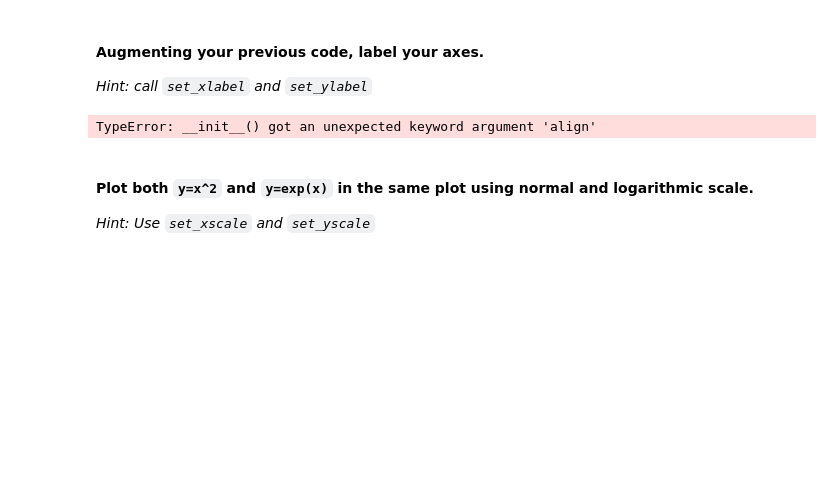
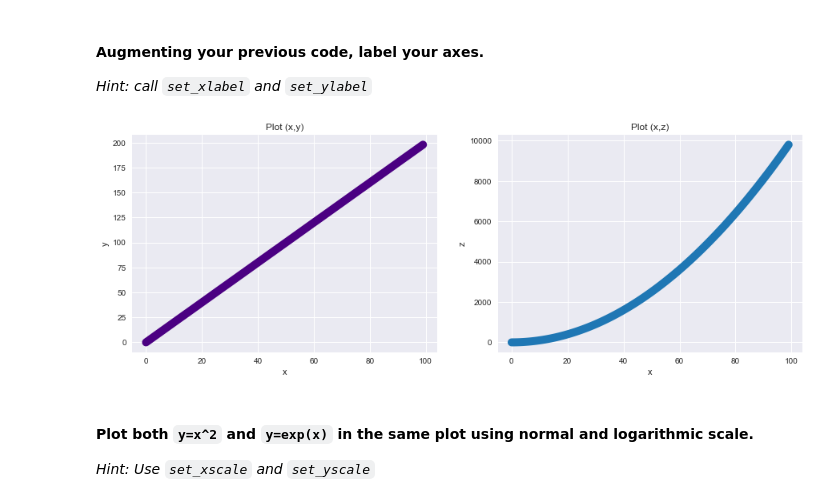
Before and after one commit to valjime95/datamex1019, a Jupyter notebook: module-2/lab-matplotlib-seaborn/your-code/challenge-1.ipynb, the cells around one changed output. Drawn from its saved outputs; the diff is of its cells as text; code cells hidden in the pictures; blank space fills up the shorter version.

```diff
--- a/module-2/lab-matplotlib-seaborn/your-code/challenge-1.ipynb
+++ b/module-2/lab-matplotlib-seaborn/your-code/challenge-1.ipynb
@@ -61,17 +61,17 @@ axes[1].plot(x,z, color = 'tab:blue', lw = 10);
 
 *Hint: call `set_xlabel` and `set_ylabel`*
 # %%
-fig,axes= plt.subplots(nrows = 1,ncols = 2, figsize = (15,5), align= 'center')
+fig,axes= plt.subplots(nrows = 1,ncols = 2, figsize = (15,5))
 axes[0].plot(x,y, color = 'indigo', lw = 10)
 axes[0].set_xlabel('x')
 axes[0].set_ylabel('y')
 axes[0].set_title('Plot (x,y)')
 axes[1].plot(x,z, color = 'tab:blue', lw = 10)
 axes[1].set_xlabel('x')
 axes[1].set_ylabel('z')
 axes[1].set_title('Plot (x,z)');
 # %% [output]
-TypeError: __init__() got an unexpected keyword argument 'align'
+[figure, added]
 # %% [markdown]
 #### Plot both `y=x^2` and `y=exp(x)` in the same plot using normal and logarithmic scale.
 
```
Also changed, not shown: parts of 4 cells of this notebook.
